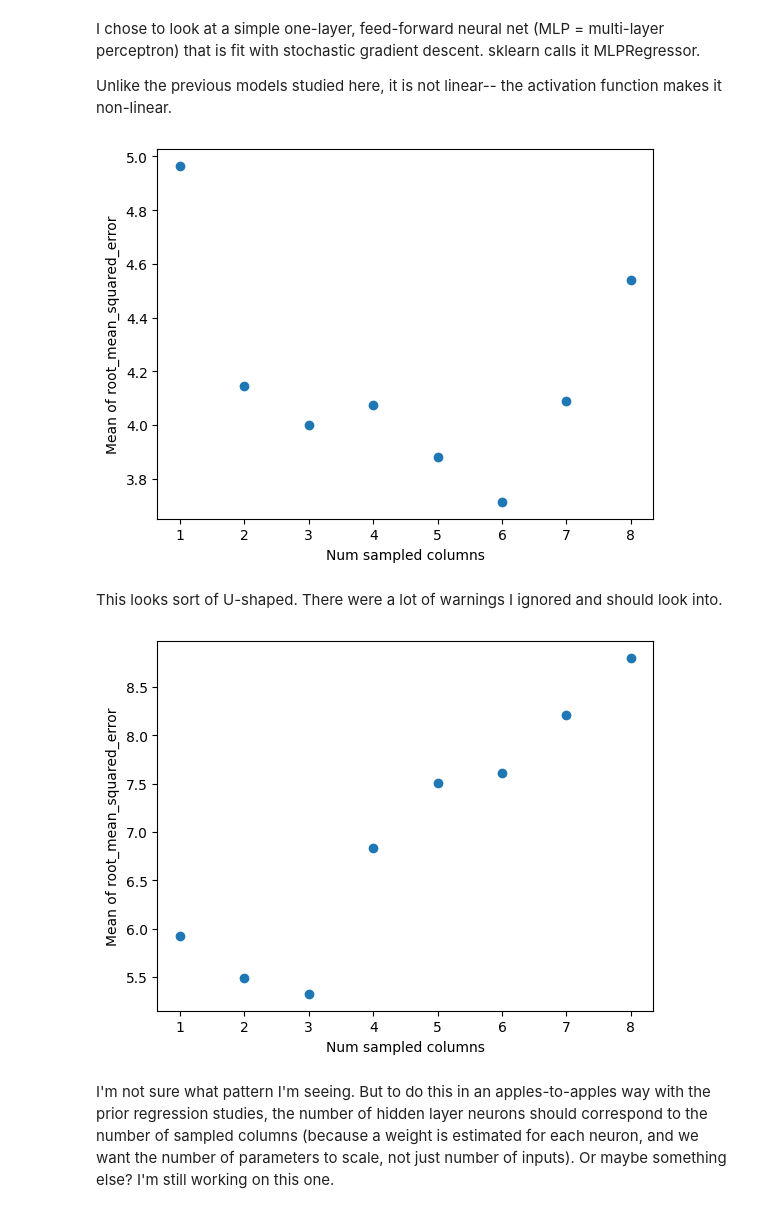
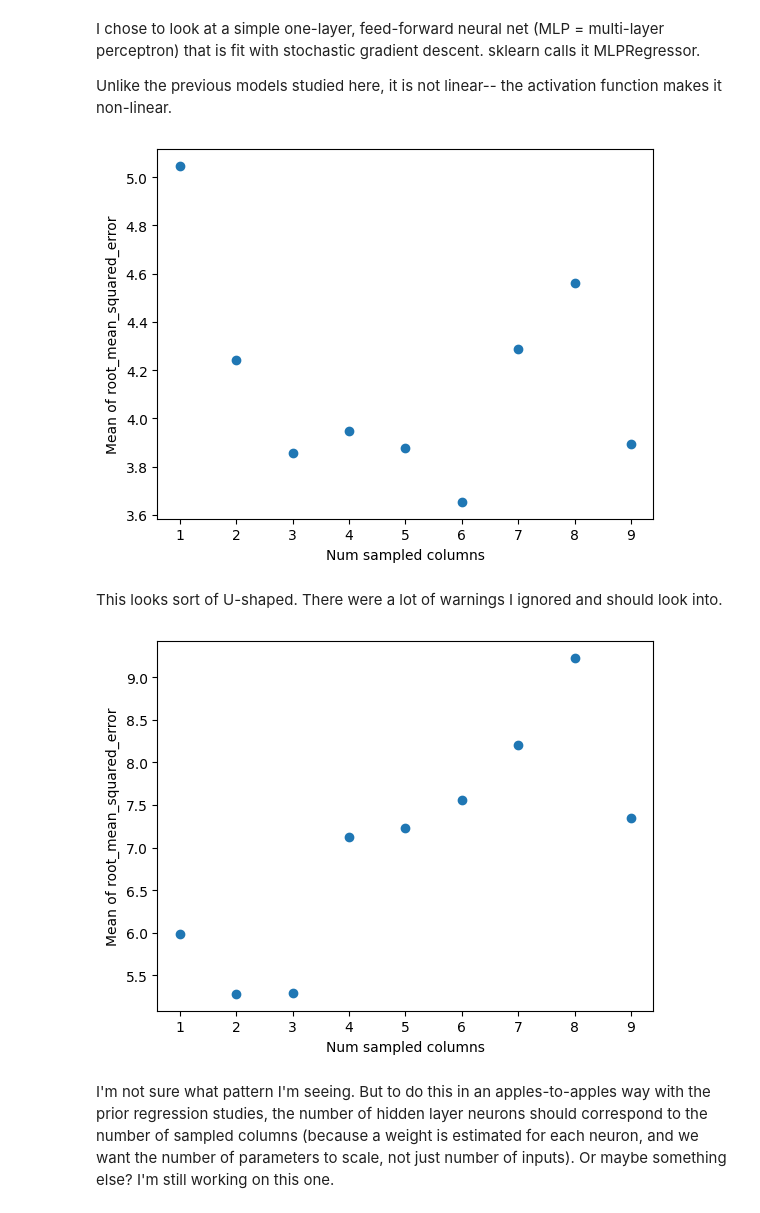
Before and after one commit to jeanimal/double_descent_dar, a Jupyter notebook: double_descent_mtcars_reg.ipynb, the cells around one changed output. Cells and saved outputs as stored; diff of their text form; code cells hidden in the pictures.

```diff
--- a/double_descent_mtcars_reg.ipynb
+++ b/double_descent_mtcars_reg.ipynb
@@ -184,3 +180,0 @@ num_sampled_columns = 3
-# %%
-X_train, X_test, y_train, y_test = sample_eval.train_test_split_by_rows_and_cols(X, y, num_train_rows=num_train_rows, num_columns=num_sampled_columns, replace=False, random_state=random_state, verbose=True)
-X_train
@@ -278,2 +268,6 @@ num_train_rows = 7
 # %%
-model = linear_model.LinearRegression(fit_intercept=True)
+metric = root_mean_squared_error
+metrics = [
+        sample_eval.MetricTuple('train', metric_func=metric, dataset_type=sample_eval.DatasetType.train),
+        sample_eval.MetricTuple('test', metric_func=metric, dataset_type=sample_eval.DatasetType.test)
+    ]
@@ -524,6 +495,14 @@ Training on 7 rows, we hope to see double descent.  We need to lower the batch s
 # %%
-model = make_pipeline(StandardScaler(), CustomSGDRegression(learning_rate=0.001, n_iter=500, batch_size=6, rng=rng))
+model = make_pipeline(StandardScaler(), CustomSGDRegression(learning_rate=0.001, n_iter=2000, batch_size=6, rng=rng))
 # %%
 num_train_rows = 7
-def sample_by_num_cols(num_sampled_columns_local):
-    return sample_eval.sample_and_calc_metric_by_rows_and_cols(X, y, num_train_rows=num_train_rows, num_columns=num_sampled_columns_local, model=model, metric_func=my_metric, replace=False, random_state=random_state)['test']
+num_samples = 300
+random_state = np.random.RandomState(11)  # set for reproducibility
+num_columns_list = range(1, X.shape[1])
+metric_dict = sample_eval.sample_and_calc_metrics_by_rows_and_cols(
+    X, y, num_train_rows, num_columns_list=num_columns_list, model=model,
+    metric_tuples=metrics, num_samples=num_samples, replace=False, random_state=random_state)
+plt.scatter(num_columns_list, np.mean(metric_dict['test'], axis=0), label='test')
+plt.xlabel("Num sampled columns")
+plt.ylabel("Mean of " + my_metric.__name__)
+plt.show()
@@ -574,22 +537,20 @@ def sample_by_num_cols(num_sampled_columns_local):
 # %%
 num_samples = 400
-metric_all_samples = []
+random_state = np.random.RandomState(44)  # set for reproducibility
 # This example won't converge because we have such a small data sst
 # so we catch the warning and ignore it here.
+num_columns_list = range(1, X.shape[1])
 with warnings.catch_warnings():
     warnings.filterwarnings("ignore", category=ConvergenceWarning, module="sklearn")
-    for num_sampled_columns in range(1, X.shape[1]-1):
-        metric_all_samples.append((num_sampled_columns, [sample_by_num_cols(num_sampled_columns) for _ in range(num_samples)]))
-metric_means = [(col_val_tuple[0], np.mean(col_val_tuple[1])) for col_val_tuple in metric_all_samples]
-res = list(zip(*metric_means))
-num_cols = res[0]
-means = res[1]
-plt.scatter(num_cols, means)
+    metric_dict = sample_eval.sample_and_calc_metrics_by_rows_and_cols(
+        X, y, num_train_rows, num_columns_list=num_columns_list, model=model,
+        metric_tuples=metrics, num_samples=num_samples, replace=False, random_state=random_state)
+plt.scatter(num_columns_list, np.mean(metric_dict['test'], axis=0), label='test')
 plt.xlabel("Num sampled columns")
 plt.ylabel("Mean of " + my_metric.__name__)
 plt.show()
 # %% [output]
-[figure, old version]
+[figure, new version]
 # %% [markdown]
 This looks sort of U-shaped.  There were a lot of warnings I ignored and should look into.
 # %%
@@ -597,22 +558,20 @@ This looks sort of U-shaped.  There were a lot of warnings I ignored and should
 num_train_rows = 5
 # %%
 num_samples = 500
-metric_all_samples = []
+random_state = np.random.RandomState(55)  # set for reproducibility
 # This example won't converge because we have such a small data sst
 # so we catch the warning and ignore it here.
+num_columns_list = range(1, X.shape[1])
 with warnings.catch_warnings():
     warnings.filterwarnings("ignore", category=ConvergenceWarning, module="sklearn")
-    for num_sampled_columns in range(1, X.shape[1]-1):
-        metric_all_samples.append((num_sampled_columns, [sample_by_num_cols(num_sampled_columns) for _ in range(num_samples)]))
-metric_means = [(col_val_tuple[0], np.mean(col_val_tuple[1])) for col_val_tuple in metric_all_samples]
-res = list(zip(*metric_means))
-num_cols = res[0]
-means = res[1]
-plt.scatter(num_cols, means)
+    metric_dict = sample_eval.sample_and_calc_metrics_by_rows_and_cols(
+        X, y, num_train_rows, num_columns_list=num_columns_list, model=model,
+        metric_tuples=metrics, num_samples=num_samples, replace=False, random_state=random_state)
+plt.scatter(num_columns_list, np.mean(metric_dict['test'], axis=0), label='test')
 plt.xlabel("Num sampled columns")
 plt.ylabel("Mean of " + my_metric.__name__)
 plt.show()
 # %% [output]
-[figure, old version]
+[figure, new version]
 # %% [markdown]
 I'm not sure what pattern I'm seeing.  But to do this in an apples-to-apples way with the prior regression studies, the number of hidden layer neurons should correspond to the number of sampled columns (because a weight is estimated for each neuron, and we want the number of parameters to scale, not just number of inputs).  Or maybe something else?  I'm still working on this one.
```
Also changed, not shown: parts of 47 cells of this notebook.
